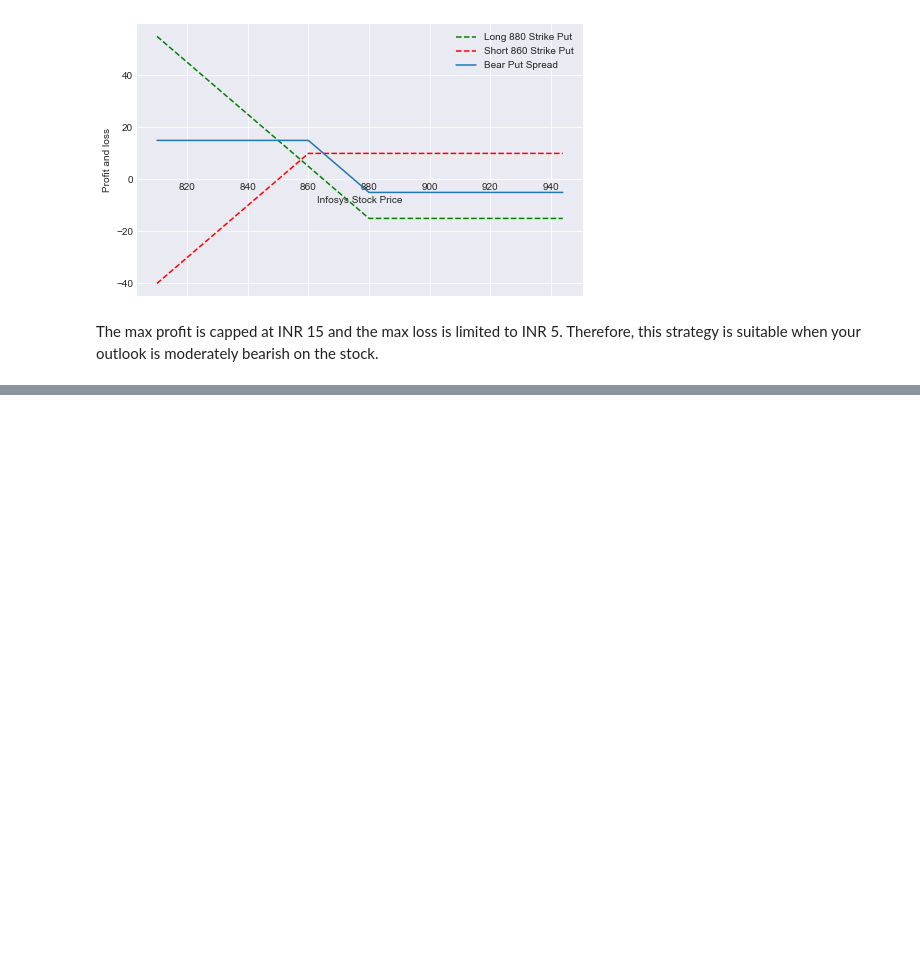
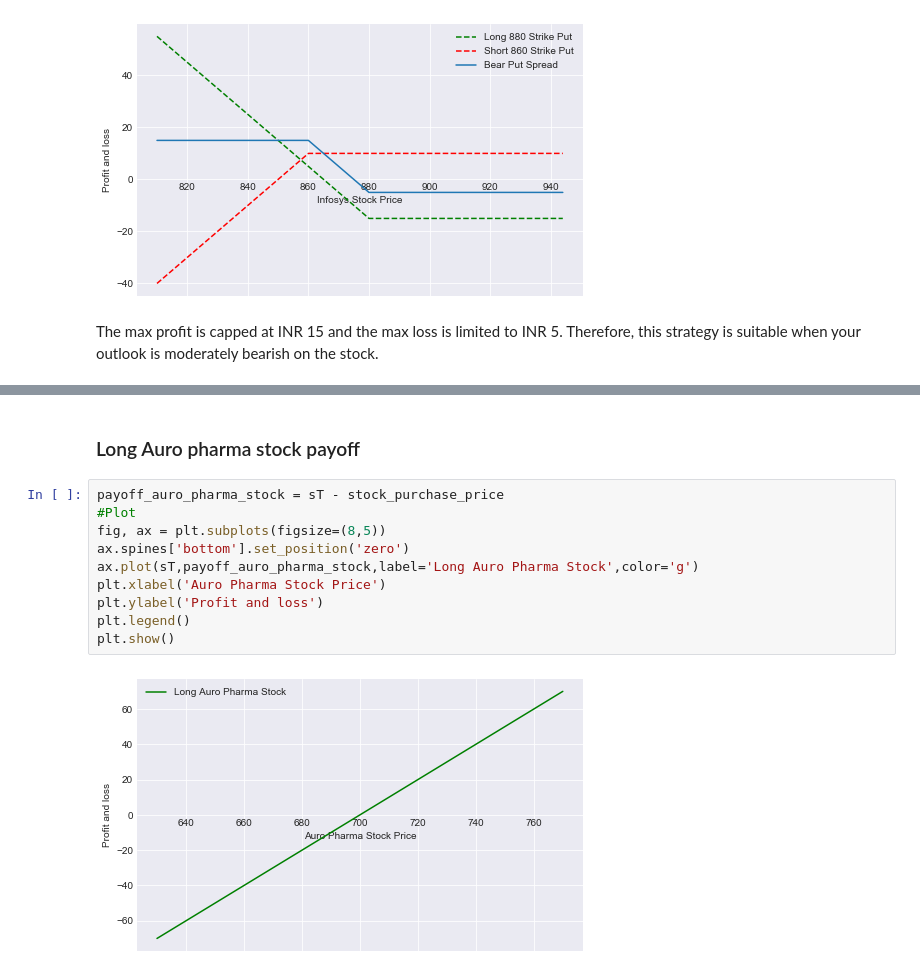
Before and after one commit to alexgamboa1/Stock-Options-Python, a Jupyter notebook: Stock-Options-Analysis.ipynb, the cells around one changed output, grey strips where cells are left out. Drawn from its saved outputs; the diff is of its cells as text; blank space fills up the shorter version.

```diff
--- a/Stock-Options-Analysis.ipynb
+++ b/Stock-Options-Analysis.ipynb
@@ -373,0 +409,14 @@ The max profit is capped at INR 15 and the max loss is limited to INR 5. Therefo
+# %% [markdown]
+### Long Auro pharma stock payoff
+# %%
+payoff_auro_pharma_stock = sT - stock_purchase_price
+#Plot
+fig, ax = plt.subplots(figsize=(8,5))
+ax.spines['bottom'].set_position('zero')
+ax.plot(sT,payoff_auro_pharma_stock,label='Long Auro Pharma Stock',color='g')
+plt.xlabel('Auro Pharma Stock Price')
+plt.ylabel('Profit and loss')
+plt.legend()
+plt.show()
+# %% [output]
+[figure, added]
```
Also changed, not shown: parts of 9 cells of this notebook.
